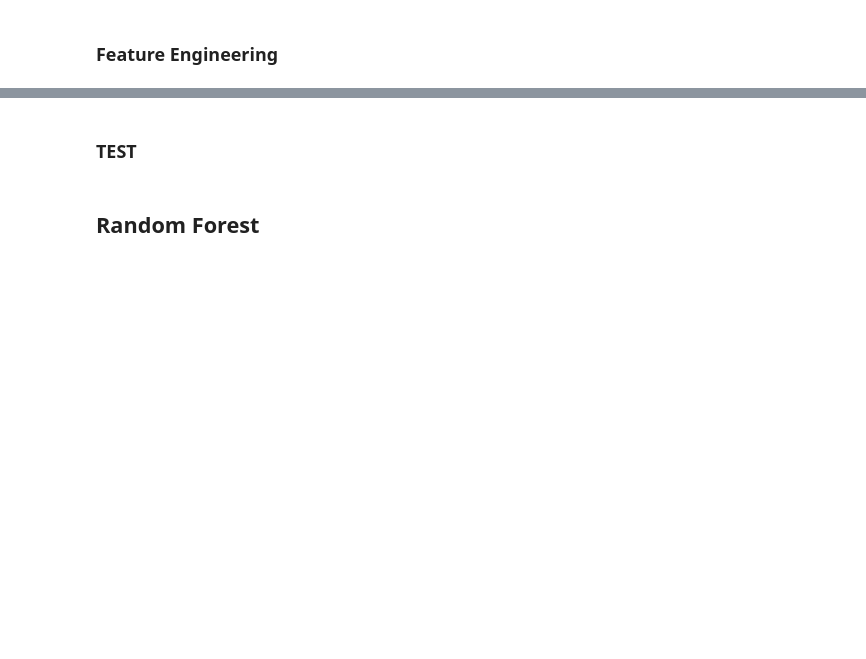
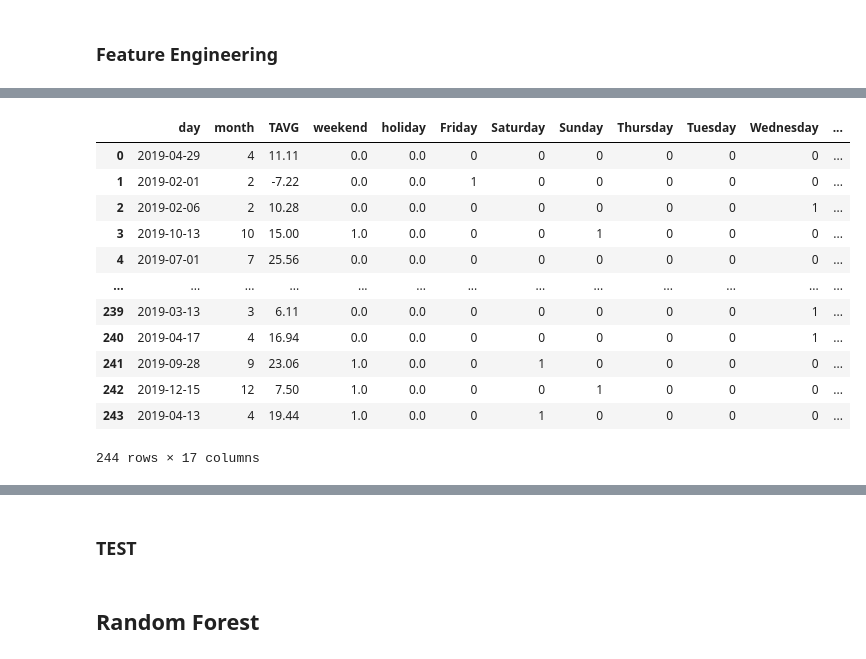
Before and after one commit to GesaJo/Capital-Bike-Dashboard, a Jupyter notebook: Bike_models.ipynb, the cells around one changed output, grey strips where cells are left out. Cells and saved outputs as stored; diff of their text form; code cells hidden in the pictures; blank space fills up the shorter version.

```diff
--- a/Bike_models.ipynb
+++ b/Bike_models.ipynb
@@ -105,0 +98,2 @@ m.coef_  # only when we don't train with log
+# %%
+X_train.drop(["Monday", "weekday"], axis=1, inplace=True)
@@ -105,0 +119,25 @@ m.coef_  # only when we don't train with log
+# %%
+poly = PolynomialFeatures(degree=2)
+x_poly = poly.fit_transform(X_train[["month", "TAVG"]])
+c_names = poly.get_feature_names()
+df_poly = pd.DataFrame(x_poly, columns= c_names)
+# %%
+X_train = X_train.reset_index()
+# %%
+X_train = pd.concat([X_train, df_poly], axis=1)
+# %%
+X_train
+# %% [output]
+|  | day | month | TAVG | weekend | holiday | Friday | Saturday | Sunday | Thursday | Tuesday | Wednesday | ... |
+| 0 | 2019-04-29 | 4 | 11.11 | 0.0 | 0.0 | 0 | 0 | 0 | 0 | 0 | 0 | ... |
+| 1 | 2019-02-01 | 2 | -7.22 | 0.0 | 0.0 | 1 | 0 | 0 | 0 | 0 | 0 | ... |
+| 2 | 2019-02-06 | 2 | 10.28 | 0.0 | 0.0 | 0 | 0 | 0 | 0 | 0 | 1 | ... |
+| 3 | 2019-10-13 | 10 | 15.00 | 1.0 | 0.0 | 0 | 0 | 1 | 0 | 0 | 0 | ... |
+| 4 | 2019-07-01 | 7 | 25.56 | 0.0 | 0.0 | 0 | 0 | 0 | 0 | 0 | 0 | ... |
+| ... | ... | ... | ... | ... | ... | ... | ... | ... | ... | ... | ... | ... |
+| 239 | 2019-03-13 | 3 | 6.11 | 0.0 | 0.0 | 0 | 0 | 0 | 0 | 0 | 1 | ... |
+| 240 | 2019-04-17 | 4 | 16.94 | 0.0 | 0.0 | 0 | 0 | 0 | 0 | 0 | 1 | ... |
+| 241 | 2019-09-28 | 9 | 23.06 | 1.0 | 0.0 | 0 | 1 | 0 | 0 | 0 | 0 | ... |
+| 242 | 2019-12-15 | 12 | 7.50 | 1.0 | 0.0 | 0 | 0 | 1 | 0 | 0 | 0 | ... |
+| 243 | 2019-04-13 | 4 | 19.44 | 1.0 | 0.0 | 0 | 1 | 0 | 0 | 0 | 0 | ... |
+244 rows × 17 columns
```
Also changed, not shown: parts of 62 cells of this notebook, 4 other files.
